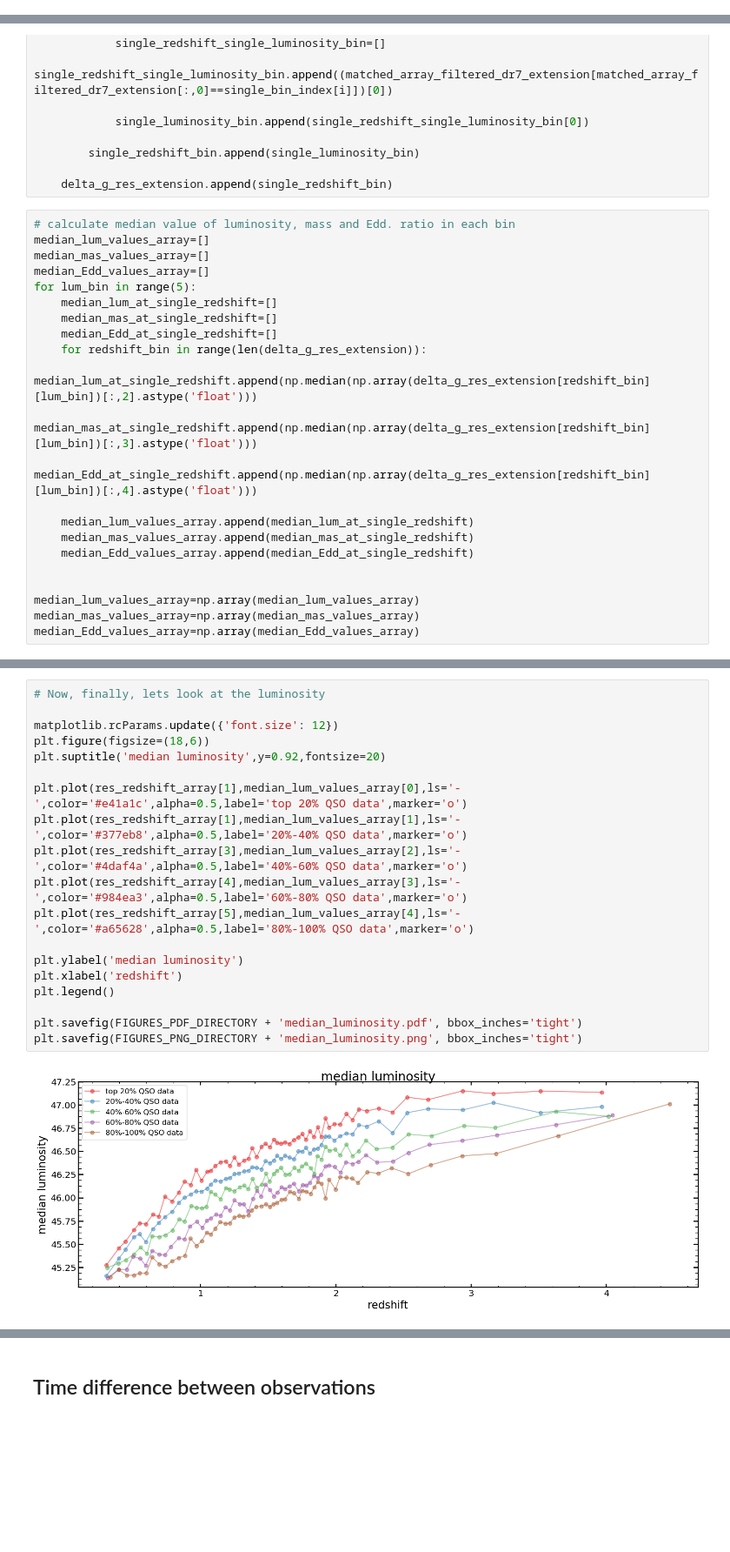
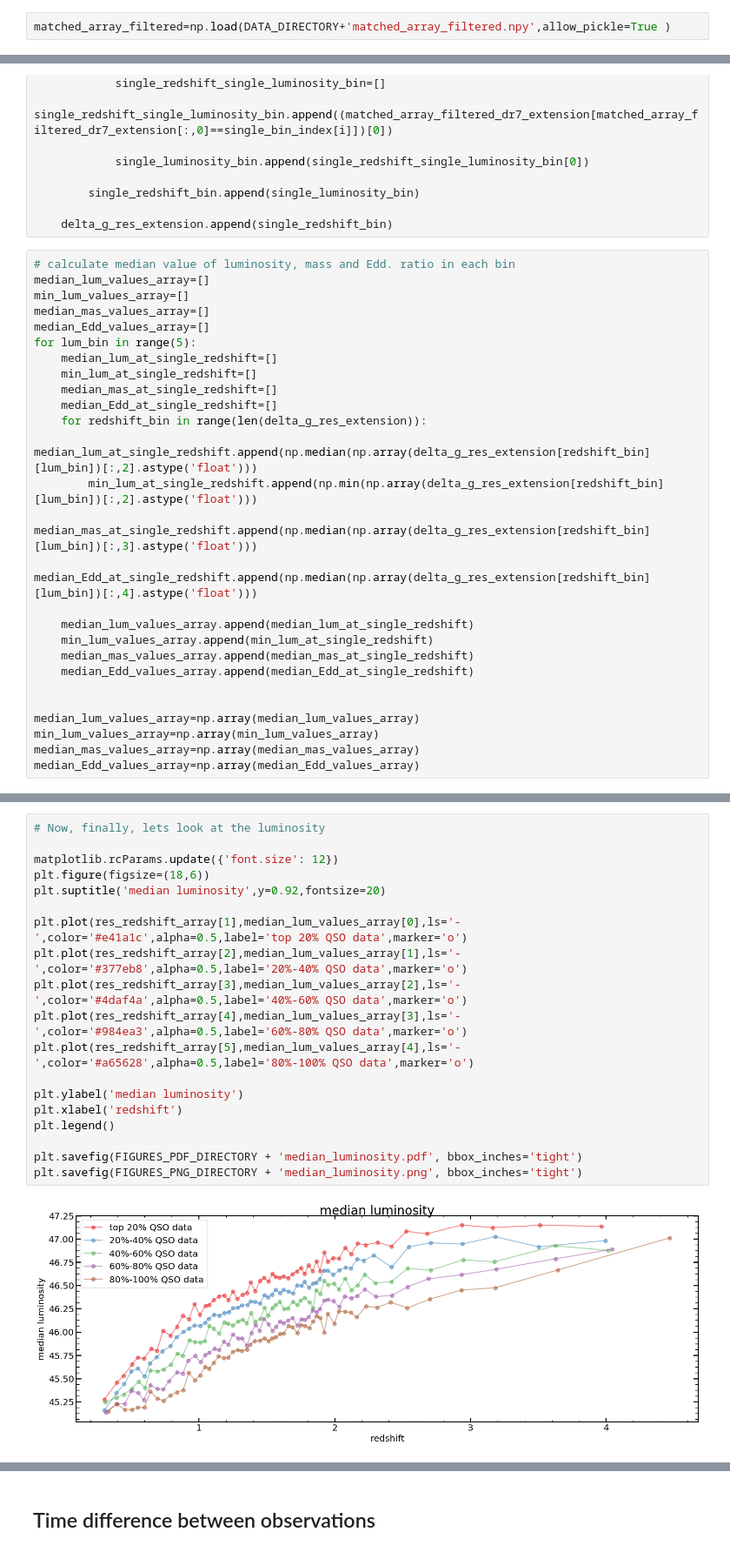
Before and after one commit to nevencaplar/AGN-Going-Down, a Jupyter notebook: AGN-Going-Down.ipynb, the cells around one changed output, grey strips where cells are left out. Shown at 87% size. Saved outputs shown, nothing was run; the diff lists cells and outputs as text; blank space fills up the shorter version.

```diff
--- a/AGN-Going-Down.ipynb
+++ b/AGN-Going-Down.ipynb
@@ -595,6 +597,8 @@ plt.savefig(FIGURES_PNG_DIRECTORY + 'comparison_SDSS_HSC_magnitudes.png', bbox_i
 # %%
 # we want to see what is the depedence with mass, luminosity and Eddington ration in our sample,
 # in particular after separating according to their brightness
+# %%
+matched_array_filtered=np.load(DATA_DIRECTORY+'matched_array_filtered.npy',allow_pickle=True )
 # %%
 # we load catalog with QSO properties from DR7
 # http://quasar.astro.illinois.edu/BH_mass/dr7.htm
@@ -646,22 +650,27 @@ for redshift_bin in range(len(delta_g_and_redshift_and_g_and_SDSS_ID_sorted_by_r
 # %%
 # calculate median value of luminosity, mass and Edd. ratio in each bin
 median_lum_values_array=[]
+min_lum_values_array=[]
 median_mas_values_array=[]
 median_Edd_values_array=[]
 for lum_bin in range(5):
     median_lum_at_single_redshift=[]
+    min_lum_at_single_redshift=[]
     median_mas_at_single_redshift=[]
     median_Edd_at_single_redshift=[]
     for redshift_bin in range(len(delta_g_res_extension)):
         median_lum_at_single_redshift.append(np.median(np.array(delta_g_res_extension[redshift_bin][lum_bin])[:,2].astype('float')))
+        min_lum_at_single_redshift.append(np.min(np.array(delta_g_res_extension[redshift_bin][lum_bin])[:,2].astype('float')))
         median_mas_at_single_redshift.append(np.median(np.array(delta_g_res_extension[redshift_bin][lum_bin])[:,3].astype('float')))
         median_Edd_at_single_redshift.append(np.median(np.array(delta_g_res_extension[redshift_bin][lum_bin])[:,4].astype('float')))
 
     median_lum_values_array.append(median_lum_at_single_redshift)
+    min_lum_values_array.append(min_lum_at_single_redshift)
     median_mas_values_array.append(median_mas_at_single_redshift)
     median_Edd_values_array.append(median_Edd_at_single_redshift)
 
 
 median_lum_values_array=np.array(median_lum_values_array)
+min_lum_values_array=np.array(min_lum_values_array)
 median_mas_values_array=np.array(median_mas_values_array)
 median_Edd_values_array=np.array(median_Edd_values_array)
@@ -668,24 +679,24 @@ median_Edd_values_array=np.array(median_Edd_values_array)
 # %%
 # Now, finally, lets look at the luminosity
 
 matplotlib.rcParams.update({'font.size': 12})
 plt.figure(figsize=(18,6))
 plt.suptitle('median luminosity',y=0.92,fontsize=20)
 
 plt.plot(res_redshift_array[1],median_lum_values_array[0],ls='-',color='#e41a1c',alpha=0.5,label='top 20% QSO data',marker='o')
-plt.plot(res_redshift_array[1],median_lum_values_array[1],ls='-',color='#377eb8',alpha=0.5,label='20%-40% QSO data',marker='o')
+plt.plot(res_redshift_array[2],median_lum_values_array[1],ls='-',color='#377eb8',alpha=0.5,label='20%-40% QSO data',marker='o')
 plt.plot(res_redshift_array[3],median_lum_values_array[2],ls='-',color='#4daf4a',alpha=0.5,label='40%-60% QSO data',marker='o')
 plt.plot(res_redshift_array[4],median_lum_values_array[3],ls='-',color='#984ea3',alpha=0.5,label='60%-80% QSO data',marker='o')
 plt.plot(res_redshift_array[5],median_lum_values_array[4],ls='-',color='#a65628',alpha=0.5,label='80%-100% QSO data',marker='o')
 
 plt.ylabel('median luminosity')
 plt.xlabel('redshift')
 plt.legend()
 
 plt.savefig(FIGURES_PDF_DIRECTORY + 'median_luminosity.pdf', bbox_inches='tight')
 plt.savefig(FIGURES_PNG_DIRECTORY + 'median_luminosity.png', bbox_inches='tight')
 # %% [output]
-[figure, old version]
+[figure, new version]
 # %%
 # then mass
 
```
Also changed, not shown: parts of 6 cells of this notebook, 5 other files.
